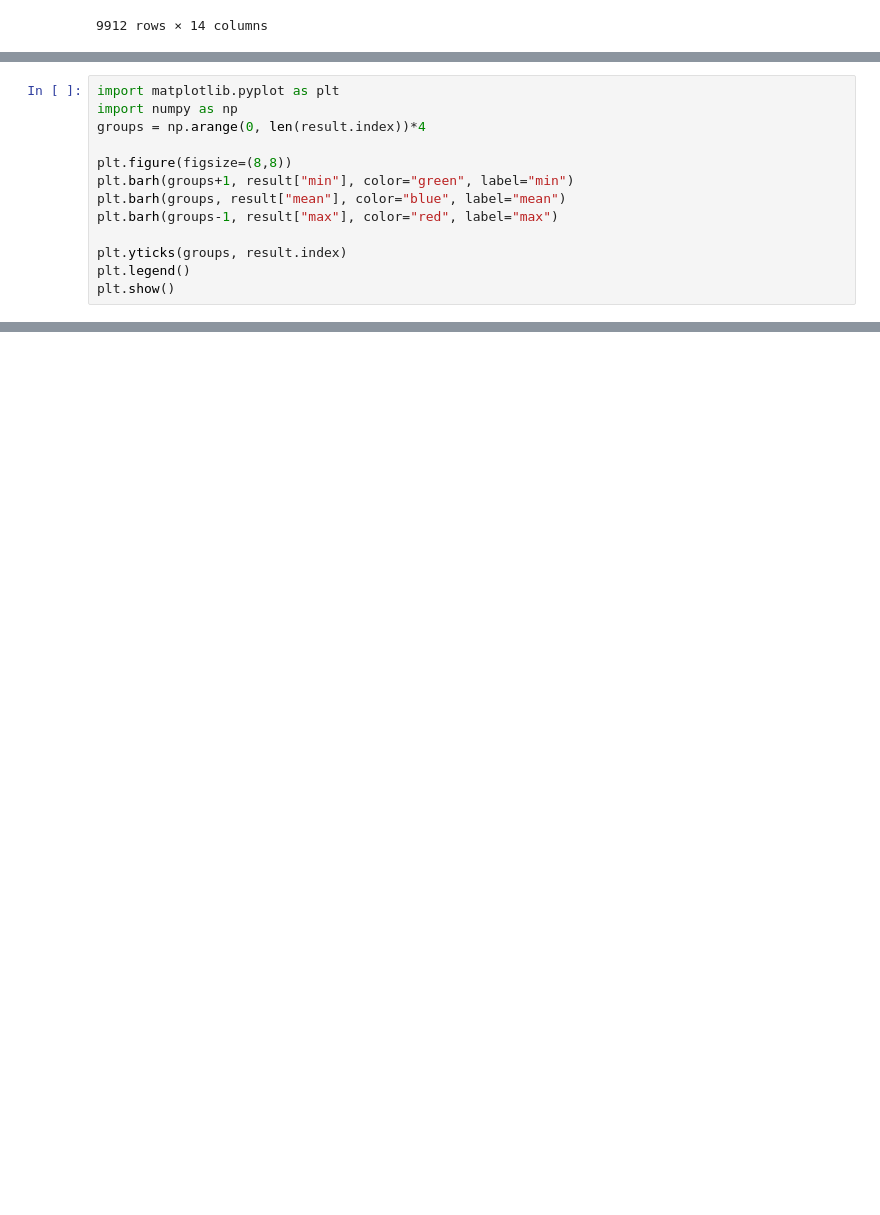
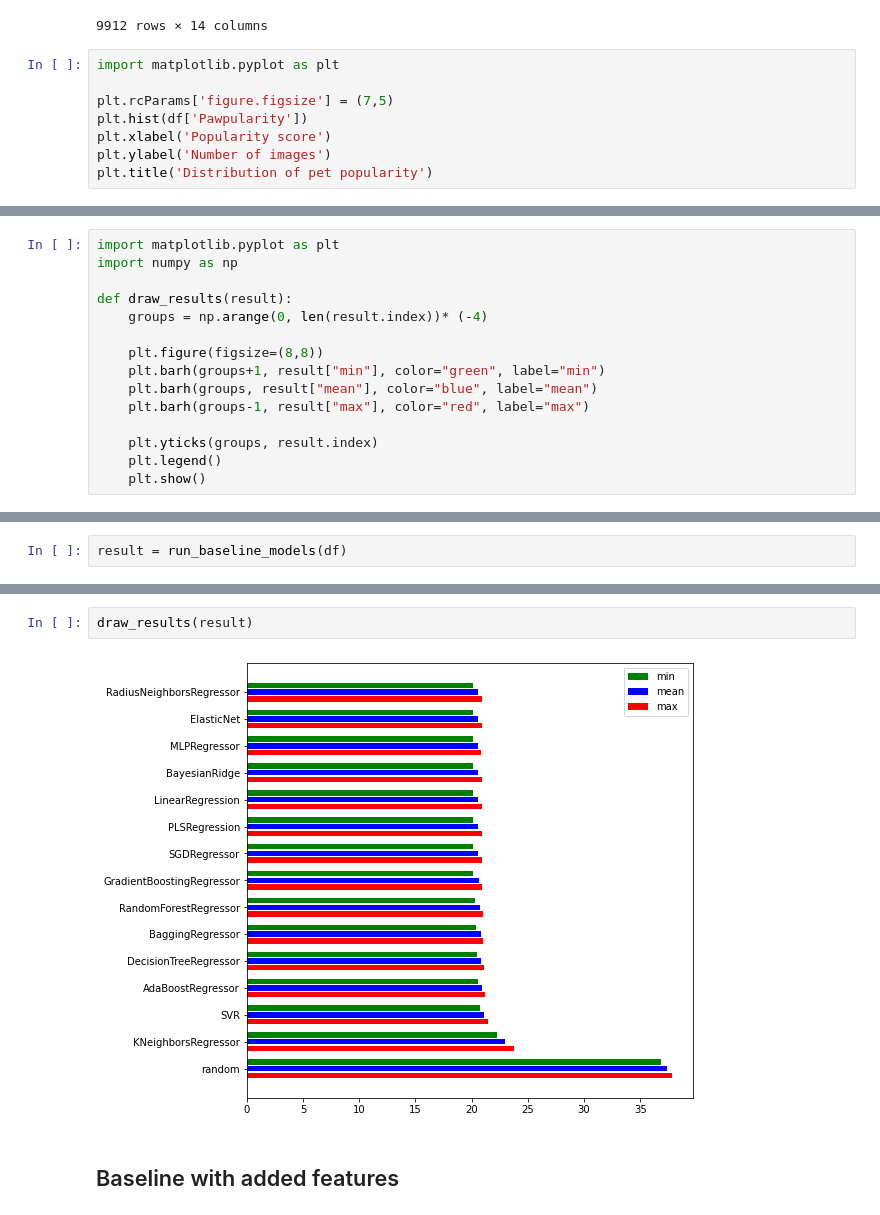
Before and after one commit to o-bollverk/automl-pawpularity, a Jupyter notebook: baseline.ipynb, the cells around one changed output, grey strips where cells are left out. Cells and saved outputs as stored; diff of their text form; blank space fills up the shorter version.

```diff
--- a/baseline.ipynb
+++ b/baseline.ipynb
@@ -29,3 +29,11 @@ df
 | 9910 | fff19e2ce11718548fa1c5d039a5192a | 0 | 1 | 1 | 1 | 0 | 0 | 0 | 0 | 1 | ... |
 | 9911 | fff8e47c766799c9e12f3cb3d66ad228 | 0 | 1 | 1 | 1 | 0 | 0 | 0 | 0 | 0 | ... |
 9912 rows × 14 columns
+# %%
+import matplotlib.pyplot as plt
+
+plt.rcParams['figure.figsize'] = (7,5)
+plt.hist(df['Pawpularity'])
+plt.xlabel('Popularity score')
+plt.ylabel('Number of images')
+plt.title('Distribution of pet popularity')
@@ -108,13 +99,15 @@ result.sort_values(by="mean").round(4)
 # %%
 import matplotlib.pyplot as plt
 import numpy as np
-groups = np.arange(0, len(result.index))*4
 
-plt.figure(figsize=(8,8))
-plt.barh(groups+1, result["min"], color="green", label="min")
-plt.barh(groups, result["mean"], color="blue", label="mean")
-plt.barh(groups-1, result["max"], color="red", label="max")
+def draw_results(result):
+    groups = np.arange(0, len(result.index))* (-4)
 
-plt.yticks(groups, result.index)
-plt.legend()
-plt.show()
+    plt.figure(figsize=(8,8))
+    plt.barh(groups+1, result["min"], color="green", label="min")
+    plt.barh(groups, result["mean"], color="blue", label="mean")
+    plt.barh(groups-1, result["max"], color="red", label="max")
+
+    plt.yticks(groups, result.index)
+    plt.legend()
+    plt.show()
@@ -122,0 +116,2 @@ plt.show()
+# %%
+result = run_baseline_models(df)
@@ -122,0 +152,6 @@ plt.show()
+# %%
+draw_results(result)
+# %% [output]
+[figure, added]
+# %% [markdown]
+## Baseline with added features
```
Also changed, not shown: parts of 20 cells of this notebook.
